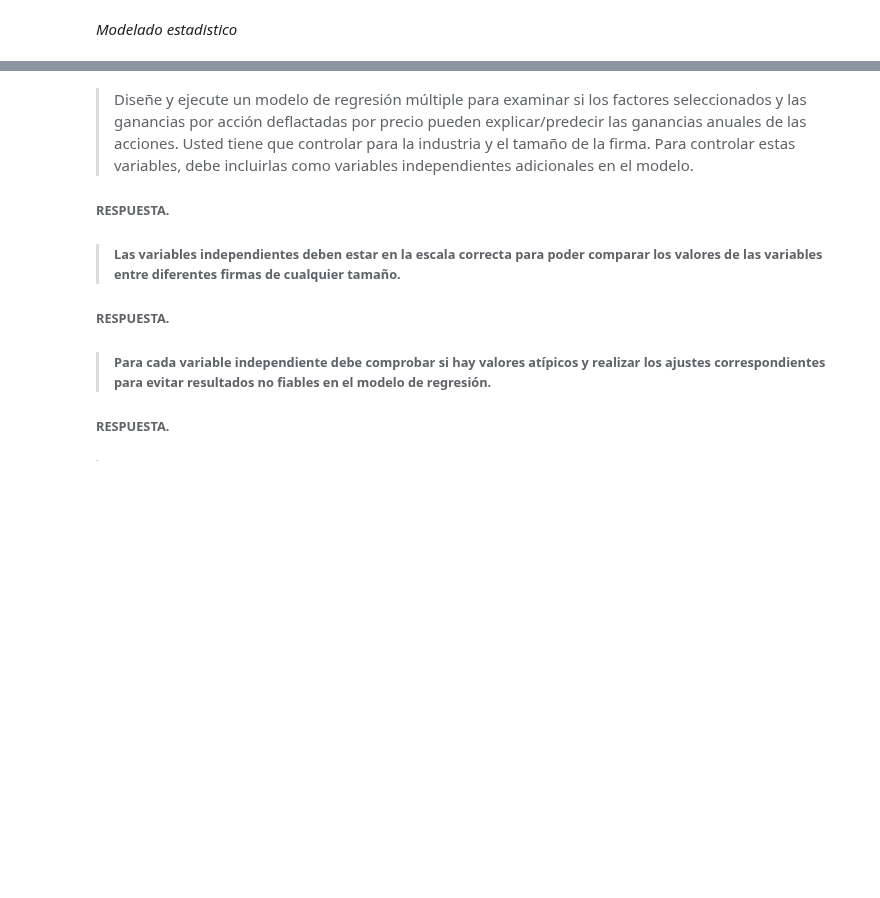
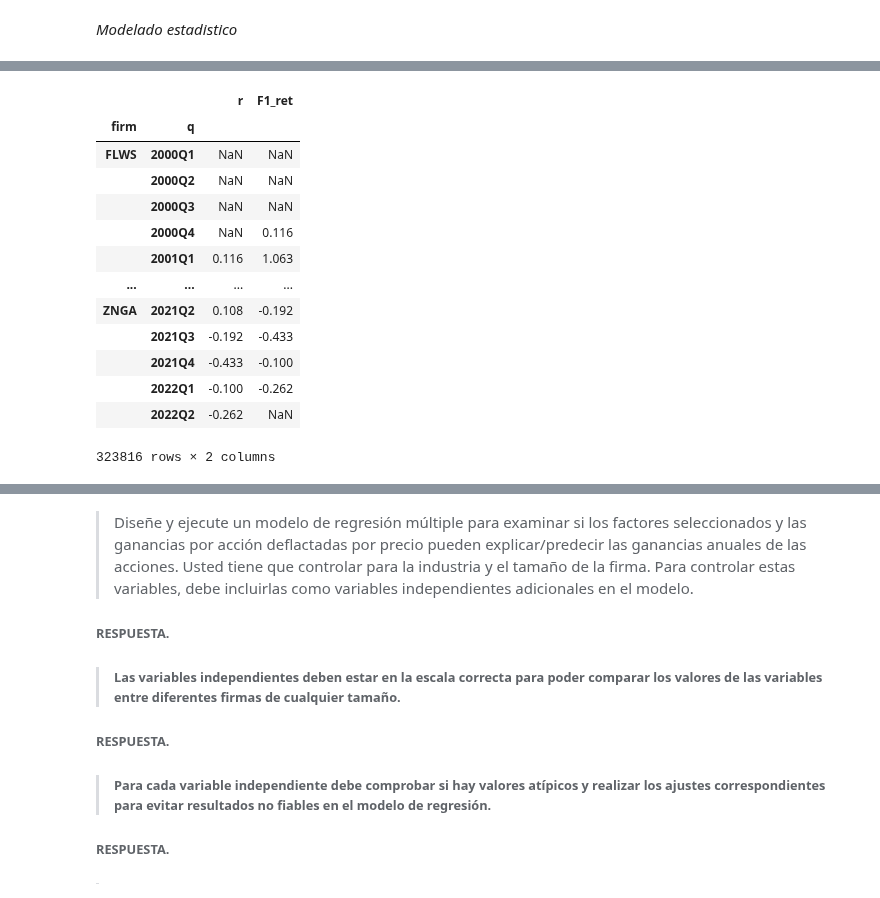
Before and after one commit to AnHrt/StatisticsII, a Jupyter notebook: Statistics/A01369984_BCase.ipynb, the cells around one changed output, grey strips where cells are left out. Drawn from its saved outputs; the diff is of its cells as text; code cells hidden in the pictures; blank space fills up the shorter version.

```diff
--- a/Statistics/A01369984_BCase.ipynb
+++ b/Statistics/A01369984_BCase.ipynb
@@ -447,0 +455,18 @@ Utilizando su subconjunto de empresas que pertenecen a su sector, ¿qué factore
+# %%
+US_Firms["F1_ret"] = US_Firms["r"].shift(-1)
+US_Firms[["r","F1_ret"]]
+# %% [output]
+|  |  | r | F1_ret |
+| firm | q |  |  |
+| FLWS | 2000Q1 | NaN | NaN |
+|  | 2000Q2 | NaN | NaN |
+|  | 2000Q3 | NaN | NaN |
+|  | 2000Q4 | NaN | 0.116 |
+|  | 2001Q1 | 0.116 | 1.063 |
+| ... | ... | ... | ... |
+| ZNGA | 2021Q2 | 0.108 | -0.192 |
+|  | 2021Q3 | -0.192 | -0.433 |
+|  | 2021Q4 | -0.433 | -0.100 |
+|  | 2022Q1 | -0.100 | -0.262 |
+|  | 2022Q2 | -0.262 | NaN |
+323816 rows × 2 columns
```
Also changed, not shown: parts of 11 cells of this notebook.
